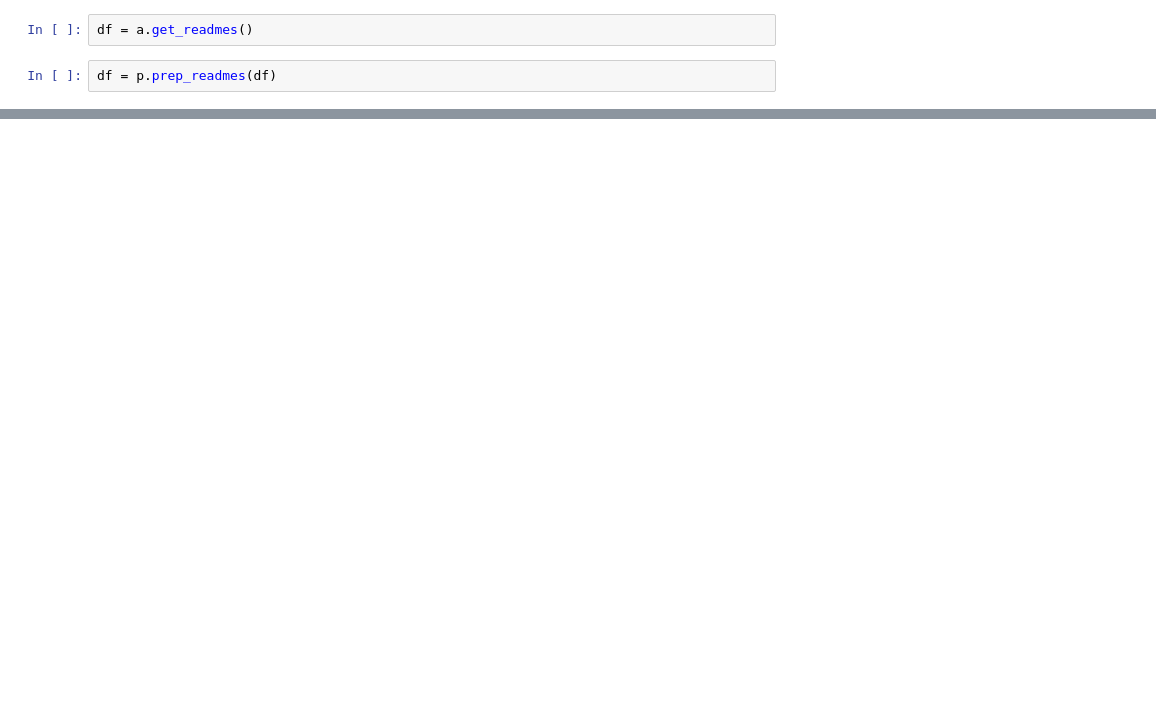
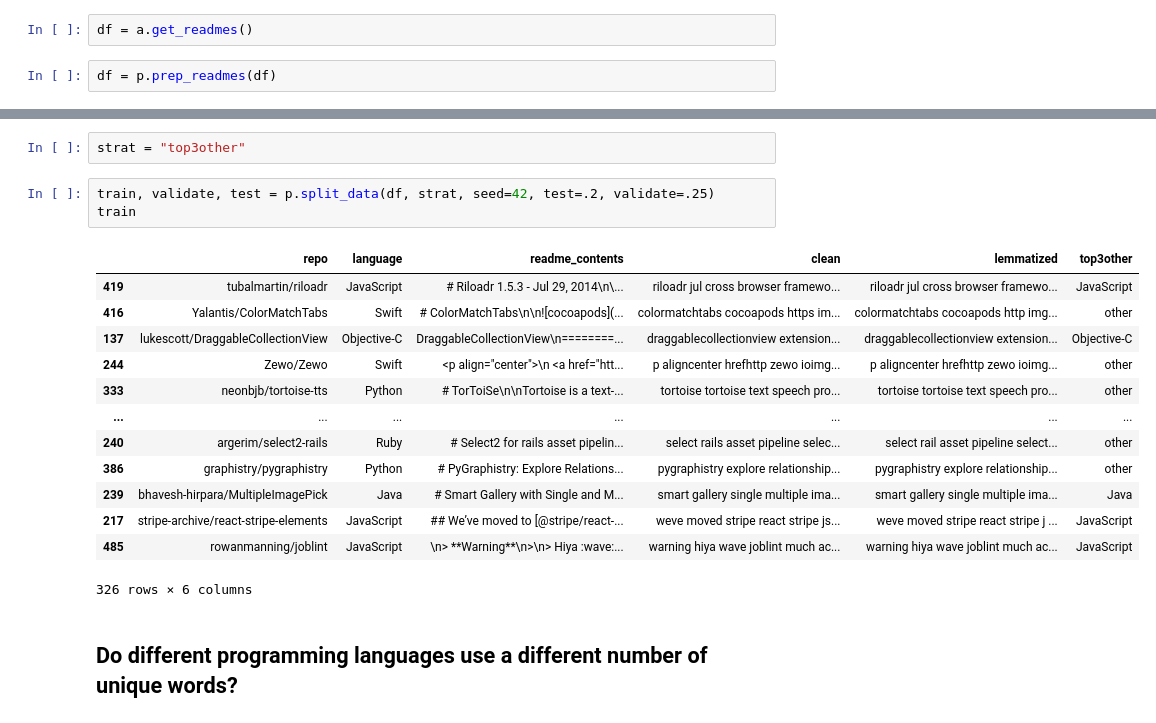
Before and after one commit to pagel-rltk/readme_tellme_repo_lang, a Jupyter notebook: lugor_nlp_project.ipynb, the cells around one changed output, grey strips where cells are left out. Drawn from its saved outputs; the diff is of its cells as text; blank space fills up the shorter version.

Commit message:
modified the readme and lugo_nlp file

```diff
--- a/lugor_nlp_project.ipynb
+++ b/lugor_nlp_project.ipynb
@@ -188,0 +199,21 @@ df
+# %%
+strat = "top3other"
+# %%
+train, validate, test = p.split_data(df, strat, seed=42, test=.2, validate=.25)
+train
+# %% [output]
+|  | repo | language | readme_contents | clean | lemmatized | top3other |
+| 419 | tubalmartin/riloadr | JavaScript | # Riloadr 1.5.3 - Jul 29, 2014\n\... | riloadr jul cross browser framewo... | riloadr jul cross browser framewo... | JavaScript |
+| 416 | Yalantis/ColorMatchTabs | Swift | # ColorMatchTabs\n\n![cocoapods](... | colormatchtabs cocoapods https im... | colormatchtabs cocoapods http img... | other |
+| 137 | lukescott/DraggableCollectionView | Objective-C | DraggableCollectionView\n========... | draggablecollectionview extension... | draggablecollectionview extension... | Objective-C |
+| 244 | Zewo/Zewo | Swift | <p align="center">\n <a href="htt... | p aligncenter hrefhttp zewo ioimg... | p aligncenter hrefhttp zewo ioimg... | other |
+| 333 | neonbjb/tortoise-tts | Python | # TorToiSe\n\nTortoise is a text-... | tortoise tortoise text speech pro... | tortoise tortoise text speech pro... | other |
+| ... | ... | ... | ... | ... | ... | ... |
+| 240 | argerim/select2-rails | Ruby | # Select2 for rails asset pipelin... | select rails asset pipeline selec... | select rail asset pipeline select... | other |
+| 386 | graphistry/pygraphistry | Python | # PyGraphistry: Explore Relations... | pygraphistry explore relationship... | pygraphistry explore relationship... | other |
+| 239 | bhavesh-hirpara/MultipleImagePick | Java | # Smart Gallery with Single and M... | smart gallery single multiple ima... | smart gallery single multiple ima... | Java |
+| 217 | stripe-archive/react-stripe-elements | JavaScript | ## We’ve moved to [@stripe/react-... | weve moved stripe react stripe js... | weve moved stripe react stripe j ... | JavaScript |
+| 485 | rowanmanning/joblint | JavaScript | \n> **Warning**\n>\n> Hiya :wave:... | warning hiya wave joblint much ac... | warning hiya wave joblint much ac... | JavaScript |
+326 rows × 6 columns
+# %% [markdown]
+## Do different programming languages use a different number of unique words?
```
Also changed, not shown: parts of 24 cells of this notebook, 1 other file.
